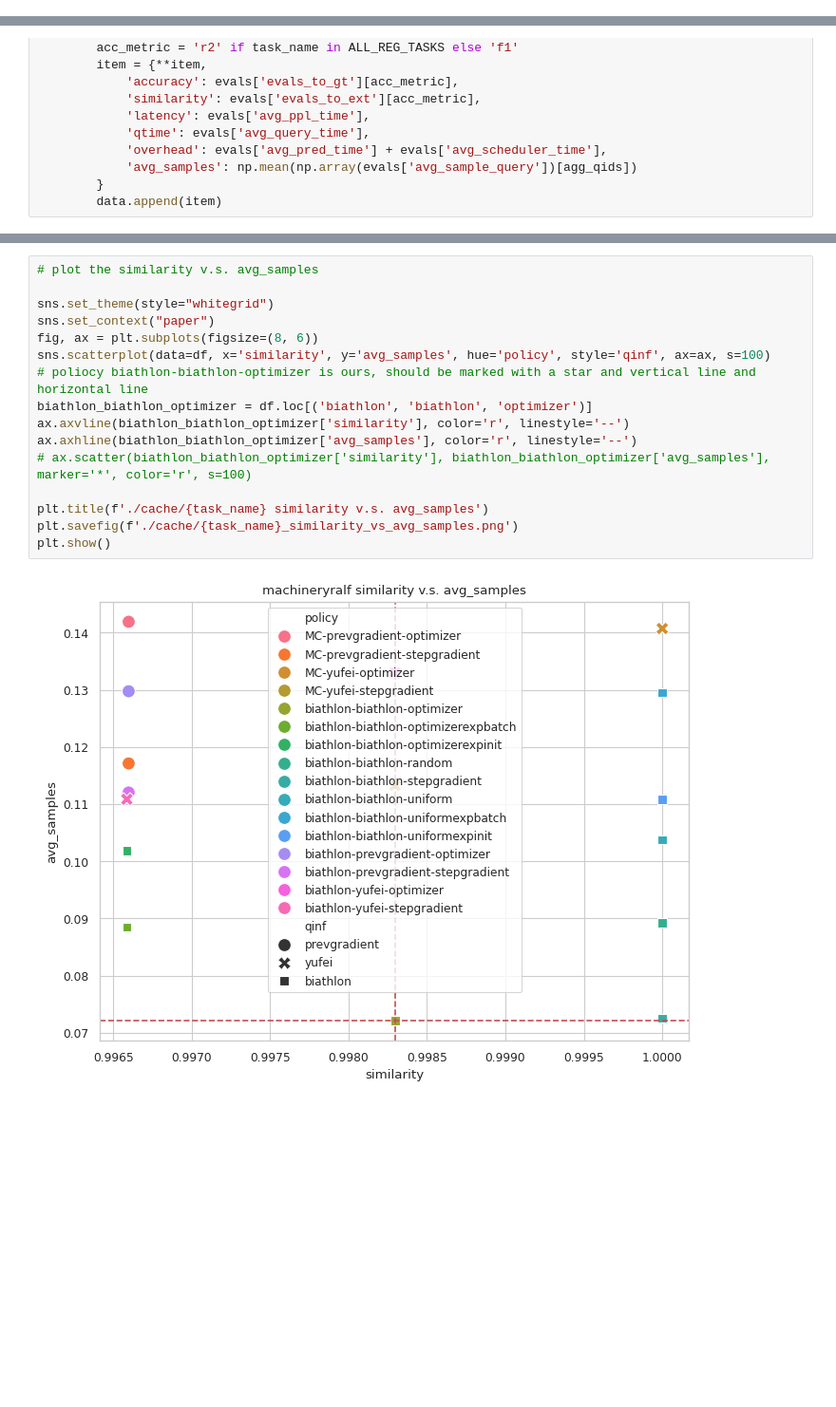
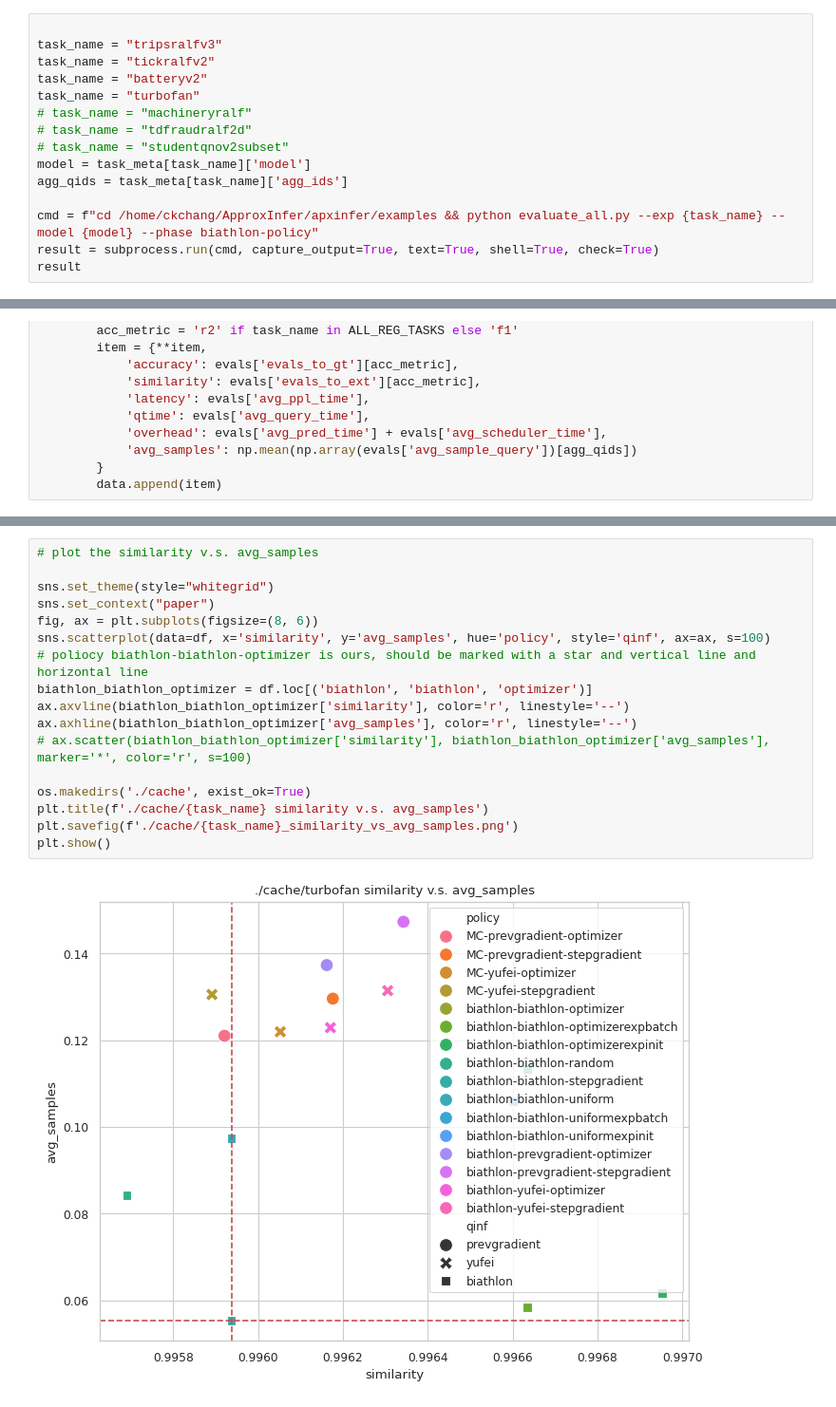
Before and after one commit to ChaokunChang/Biathlon, a Jupyter notebook: notebooks/vary_policy.ipynb, the cells around one changed output, grey strips where cells are left out. Shown at 95% size. Cells and saved outputs as stored; diff of their text form; blank space fills up the shorter version.

Commit message:
update vary policy

```diff
--- a/notebooks/vary_policy.ipynb
+++ b/notebooks/vary_policy.ipynb
@@ -22,0 +14,15 @@ CompletedProcess(args='cd /home/ckchang/ApproxInfer/apxinfer/examples && python
+# %%
+
+task_name = "tripsralfv3"
+task_name = "tickralfv2"
+task_name = "batteryv2"
+task_name = "turbofan"
+# task_name = "machineryralf"
+# task_name = "tdfraudralf2d"
+# task_name = "studentqnov2subset"
+model = task_meta[task_name]['model']
+agg_qids = task_meta[task_name]['agg_ids']
+
+cmd = f"cd /home/ckchang/ApproxInfer/apxinfer/examples && python evaluate_all.py --exp {task_name} --model {model} --phase biathlon-policy"
+result = subprocess.run(cmd, capture_output=True, text=True, shell=True, check=True)
+result
@@ -78,18 +86,19 @@ df
 # %%
 # plot the similarity v.s. avg_samples
 
 sns.set_theme(style="whitegrid")
 sns.set_context("paper")
 fig, ax = plt.subplots(figsize=(8, 6))
 sns.scatterplot(data=df, x='similarity', y='avg_samples', hue='policy', style='qinf', ax=ax, s=100)
 # poliocy biathlon-biathlon-optimizer is ours, should be marked with a star and vertical line and horizontal line
 biathlon_biathlon_optimizer = df.loc[('biathlon', 'biathlon', 'optimizer')]
 ax.axvline(biathlon_biathlon_optimizer['similarity'], color='r', linestyle='--')
 ax.axhline(biathlon_biathlon_optimizer['avg_samples'], color='r', linestyle='--')
 # ax.scatter(biathlon_biathlon_optimizer['similarity'], biathlon_biathlon_optimizer['avg_samples'], marker='*', color='r', s=100)
 
+os.makedirs('./cache', exist_ok=True)
 plt.title(f'./cache/{task_name} similarity v.s. avg_samples')
 plt.savefig(f'./cache/{task_name}_similarity_vs_avg_samples.png')
 plt.show()
 # %% [output]
-[figure, old version]
+[figure, new version]
```
Also changed, not shown: parts of 7 cells of this notebook.
